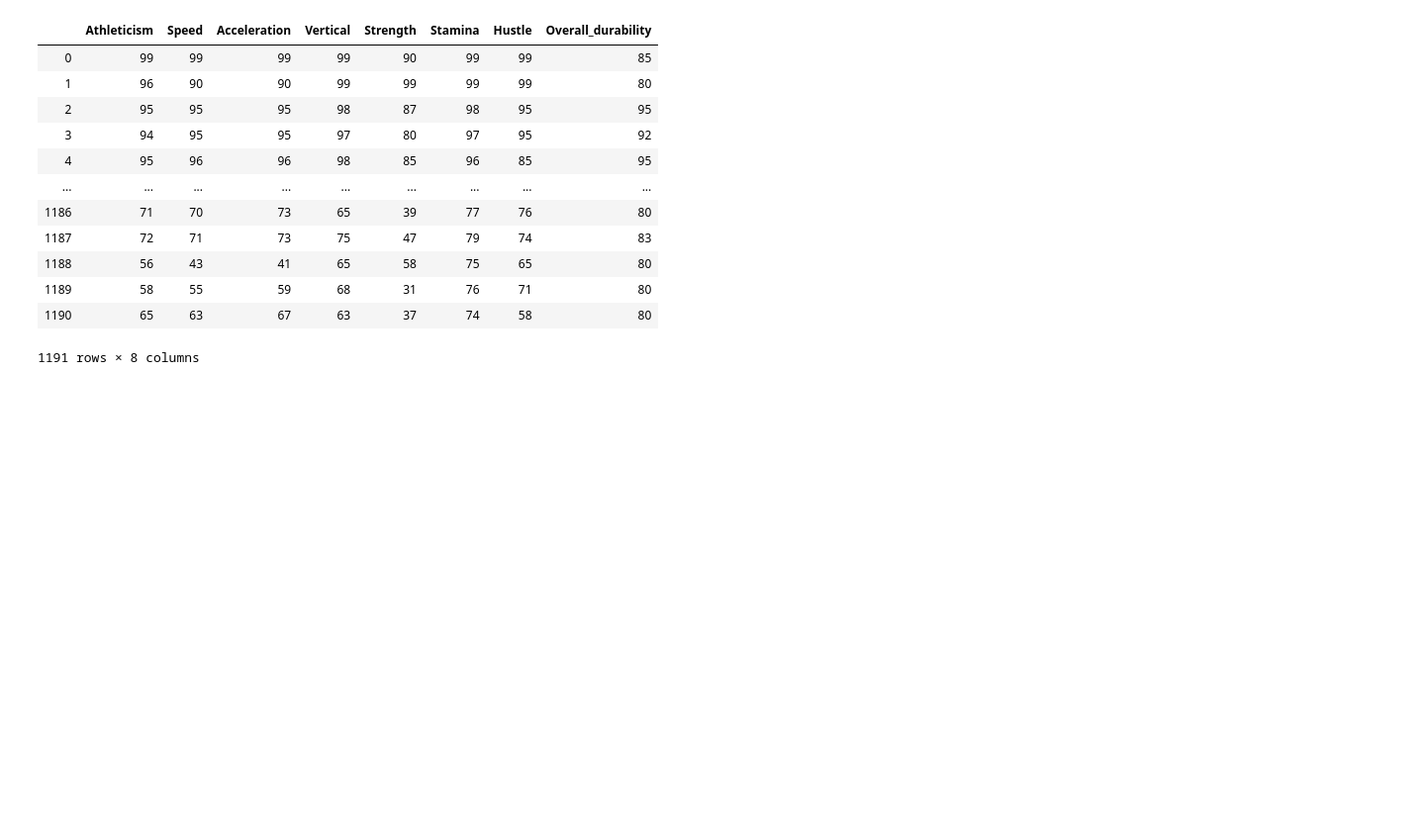
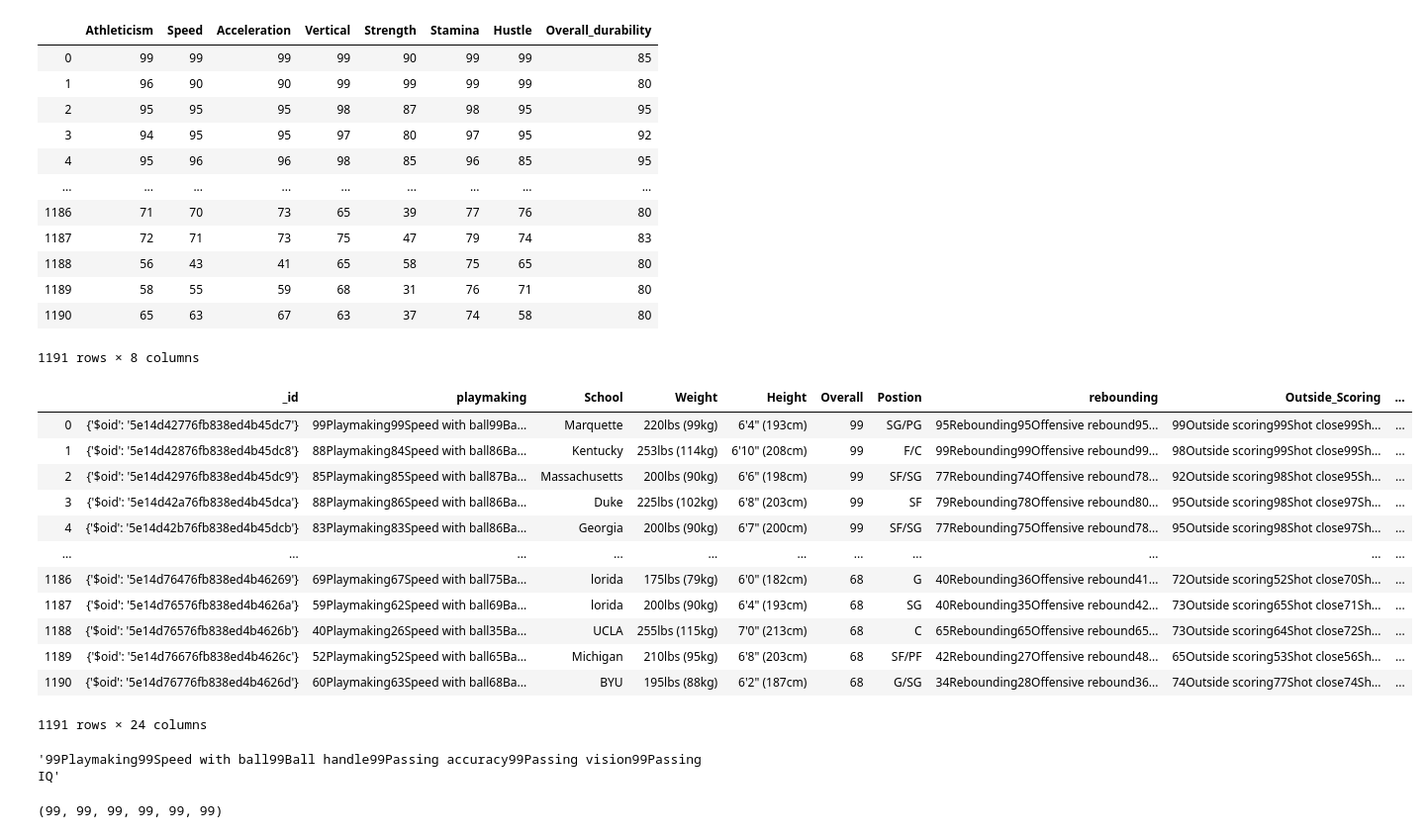
Before and after one commit to brandonmojica/2k_my_teams_analysis, a Jupyter notebook: Untitled.ipynb, the cells around one changed output. Shown: that part at 99% size. Saved outputs shown, nothing was run; the diff lists cells and outputs as text; code cells hidden in the pictures; blank space fills up the shorter version.

Commit message:
created functions that will clean rebouding, inside scoring, and playmaking

```diff
--- a/Untitled.ipynb
+++ b/Untitled.ipynb
@@ -2,6 +2,7 @@
 import pandas as pd
 import numpy as np
 import re
+pd.set_option('display.max_columns', None)
 # %%
 file_path = '/Users/brandonmojica/Desktop/Galvanize/Capstones/Capstone_1/2k_my_teams_analysis/player_data_2.json'
 raw_data = pd.read_json(file_path,lines=True)
@@ -202,3 +122,27 @@ final_athleticism
 | 1189 | 58 | 55 | 59 | 68 | 31 | 76 | 71 | 80 |
 | 1190 | 65 | 63 | 67 | 63 | 37 | 74 | 58 | 80 |
 1191 rows × 8 columns
+# %%
+#combine the original data frame and the new cleaned Athleticism dataframe
+player_data_and_Athleticism_df= pd.concat((player_data,final_athleticism),axis=1)
+# %%
+player_data_and_Athleticism_df
+# %% [output]
+|  | _id | playmaking | School | Weight | Height | Overall | Postion | rebounding | Outside_Scoring | ... |
+| 0 | {'$oid': '5e14d42776fb838ed4b45dc7'} | 99Playmaking99Speed with ball99Ba... | Marquette | 220lbs (99kg) | 6'4" (193cm) | 99 | SG/PG | 95Rebounding95Offensive rebound95... | 99Outside scoring99Shot close99Sh... | ... |
+| 1 | {'$oid': '5e14d42876fb838ed4b45dc8'} | 88Playmaking84Speed with ball86Ba... | Kentucky | 253lbs (114kg) | 6'10" (208cm) | 99 | F/﻿C | 99Rebounding99Offensive rebound99... | 98Outside scoring99Shot close99Sh... | ... |
+| 2 | {'$oid': '5e14d42976fb838ed4b45dc9'} | 85Playmaking85Speed with ball87Ba... | Massachusetts | 200lbs (90kg) | 6'6" (198cm) | 99 | SF/SG | 77Rebounding74Offensive rebound78... | 92Outside scoring98Shot close95Sh... | ... |
+| 3 | {'$oid': '5e14d42a76fb838ed4b45dca'} | 88Playmaking86Speed with ball86Ba... | Duke | 225lbs (102kg) | 6'8" (203cm) | 99 | SF | 79Rebounding78Offensive rebound80... | 95Outside scoring98Shot close97Sh... | ... |
+| 4 | {'$oid': '5e14d42b76fb838ed4b45dcb'} | 83Playmaking83Speed with ball86Ba... | Georgia | 200lbs (90kg) | 6'7" (200cm) | 99 | SF/SG | 77Rebounding75Offensive rebound78... | 95Outside scoring98Shot close97Sh... | ... |
+| ... | ... | ... | ... | ... | ... | ... | ... | ... | ... | ... |
+| 1186 | {'$oid': '5e14d76476fb838ed4b46269'} | 69Playmaking67Speed with ball75Ba... | lorida | 175lbs (79kg) | 6'0" (182cm) | 68 | G | 40Rebounding36Offensive rebound41... | 72Outside scoring52Shot close70Sh... | ... |
+| 1187 | {'$oid': '5e14d76576fb838ed4b4626a'} | 59Playmaking62Speed with ball69Ba... | lorida | 200lbs (90kg) | 6'4" (193cm) | 68 | SG | 40Rebounding35Offensive rebound42... | 73Outside scoring65Shot close71Sh... | ... |
+| 1188 | {'$oid': '5e14d76576fb838ed4b4626b'} | 40Playmaking26Speed with ball35Ba... | UCLA | 255lbs (115kg) | 7'0" (213cm) | 68 | ﻿C | 65Rebounding65Offensive rebound65... | 73Outside scoring64Shot close72Sh... | ... |
+| 1189 | {'$oid': '5e14d76676fb838ed4b4626c'} | 52Playmaking52Speed with ball65Ba... | Michigan | 210lbs (95kg) | 6'8" (203cm) | 68 | SF/PF | 42Rebounding27Offensive rebound48... | 65Outside scoring53Shot close56Sh... | ... |
+| 1190 | {'$oid': '5e14d76776fb838ed4b4626d'} | 60Playmaking63Speed with ball68Ba... | BYU | 195lbs (88kg) | 6'2" (187cm) | 68 | G/SG | 34Rebounding28Offensive rebound36... | 74Outside scoring77Shot close74Sh... | ... |
+1191 rows × 24 columns
+# %%
+test_str_playmaking = player_data_and_Athleticism_df['playmaking'][0]
+test_str_playmaking
+# %% [output]
+'99Playmaking99Speed with ball99Ball handle99Passing accuracy99Passing vision99Passing IQ'
@@ -204,0 +173,5 @@ final_athleticism
+# %%
+#Test the funciton for playmaking
+split_playmaking(test_str_playmaking)
+# %% [output]
+(99, 99, 99, 99, 99, 99)
```
Also changed, not shown: parts of 39 cells of this notebook.
